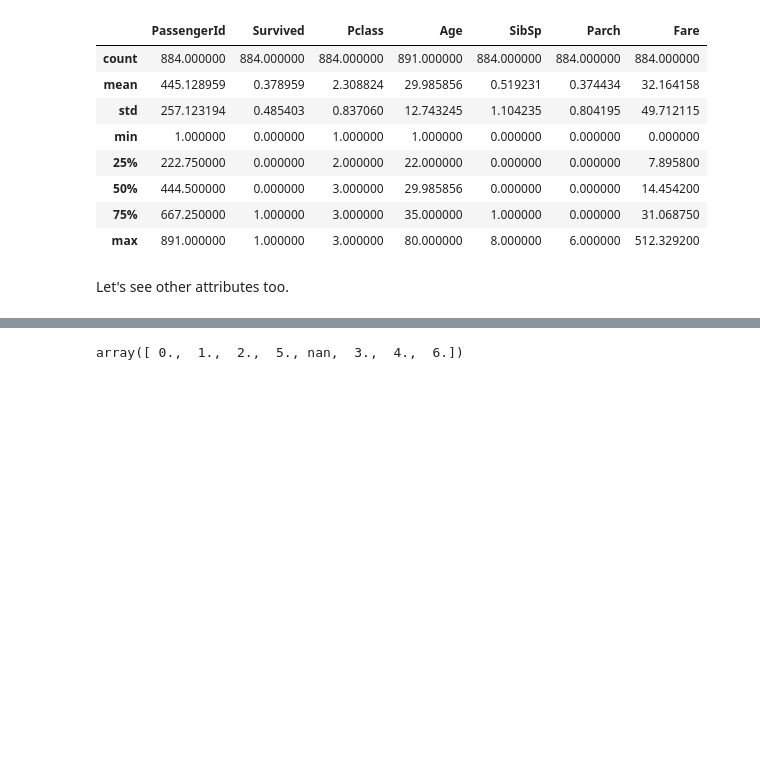
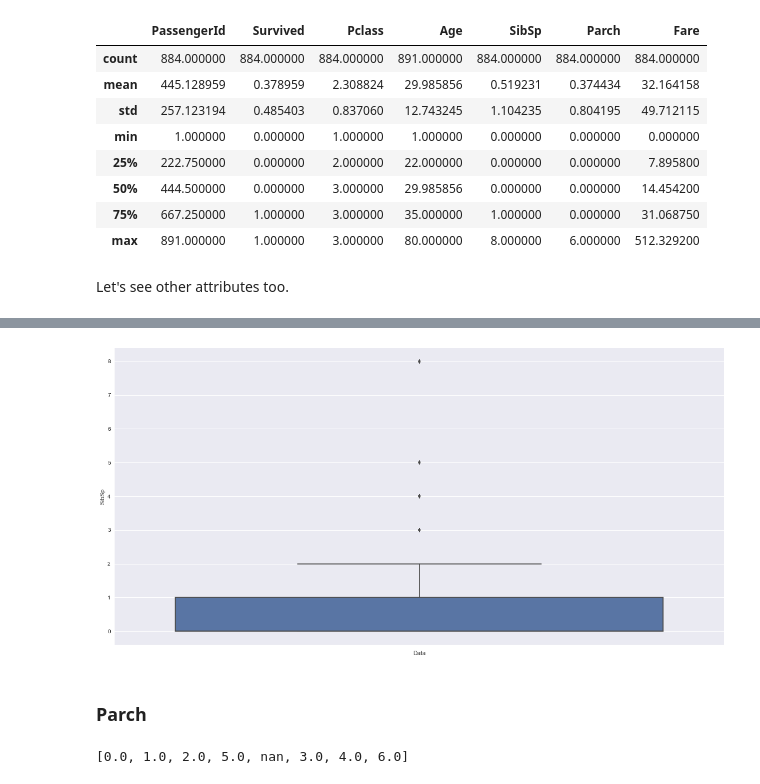
Before and after one commit to hammer-of-thor/Titanic, a Jupyter notebook: Models/Titanic Prediction.ipynb, the cells around one changed output, grey strips where cells are left out. Cells and saved outputs as stored; diff of their text form; code cells hidden in the pictures; blank space fills up the shorter version.

```diff
--- a/Models/Titanic Prediction.ipynb
+++ b/Models/Titanic Prediction.ipynb
@@ -147,0 +158,8 @@ array([ 1.,  0.,  3.,  4.,  2.,  5., nan,  8.])
+# %%
+plt.figure(figsize=(20,10))
+ax = sns.boxplot(y=data['SibSp'])
+plt.ylabel('SibSp')
+plt.xlabel('Data')
+plt.show()
+# %% [output]
+[figure, added]
@@ -148,4 +168,6 @@ array([ 1.,  0.,  3.,  4.,  2.,  5., nan,  8.])
+# %% [markdown]
+### Parch
 # %%
-data['Parch'].unique()
+sorted(data['Parch'].unique())
 # %% [output]
-array([ 0.,  1.,  2.,  5., nan,  3.,  4.,  6.])
+[0.0, 1.0, 2.0, 5.0, nan, 3.0, 4.0, 6.0]
```
Also changed, not shown: parts of 17 cells of this notebook.
